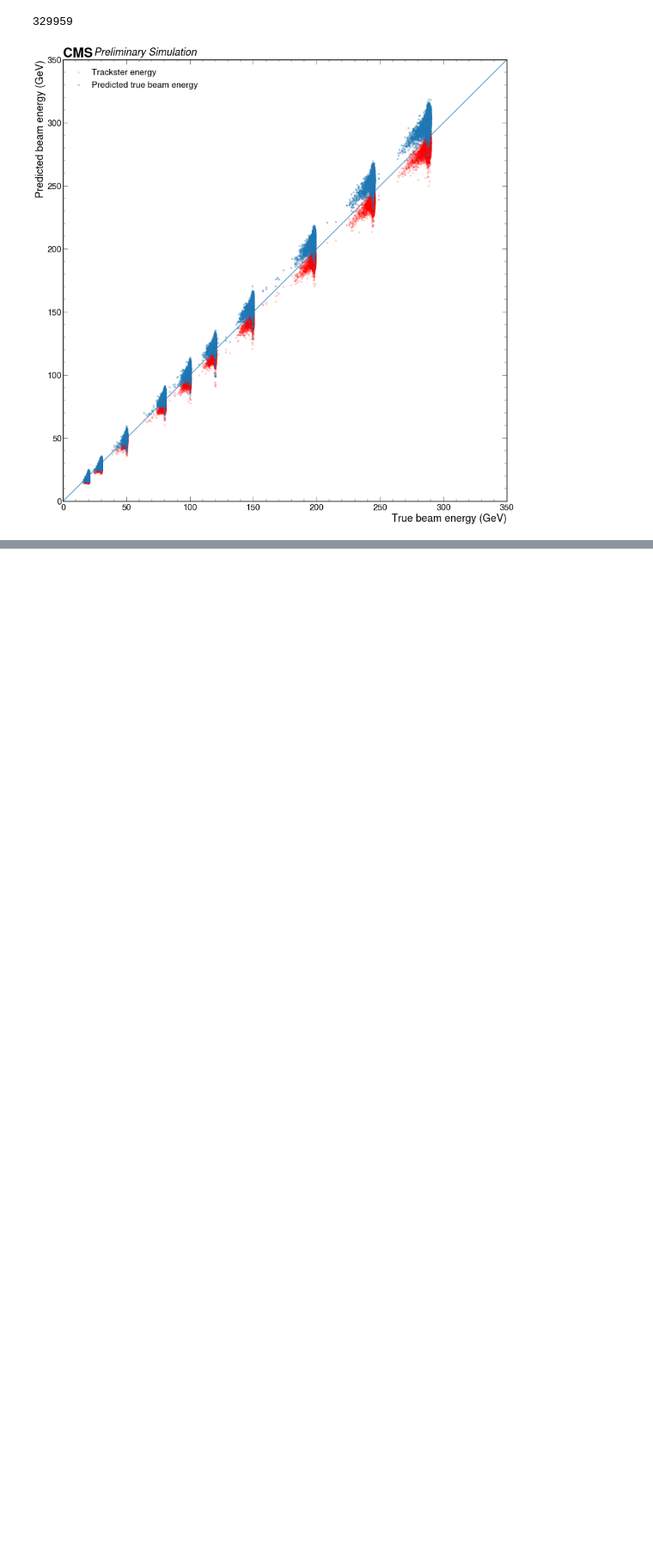
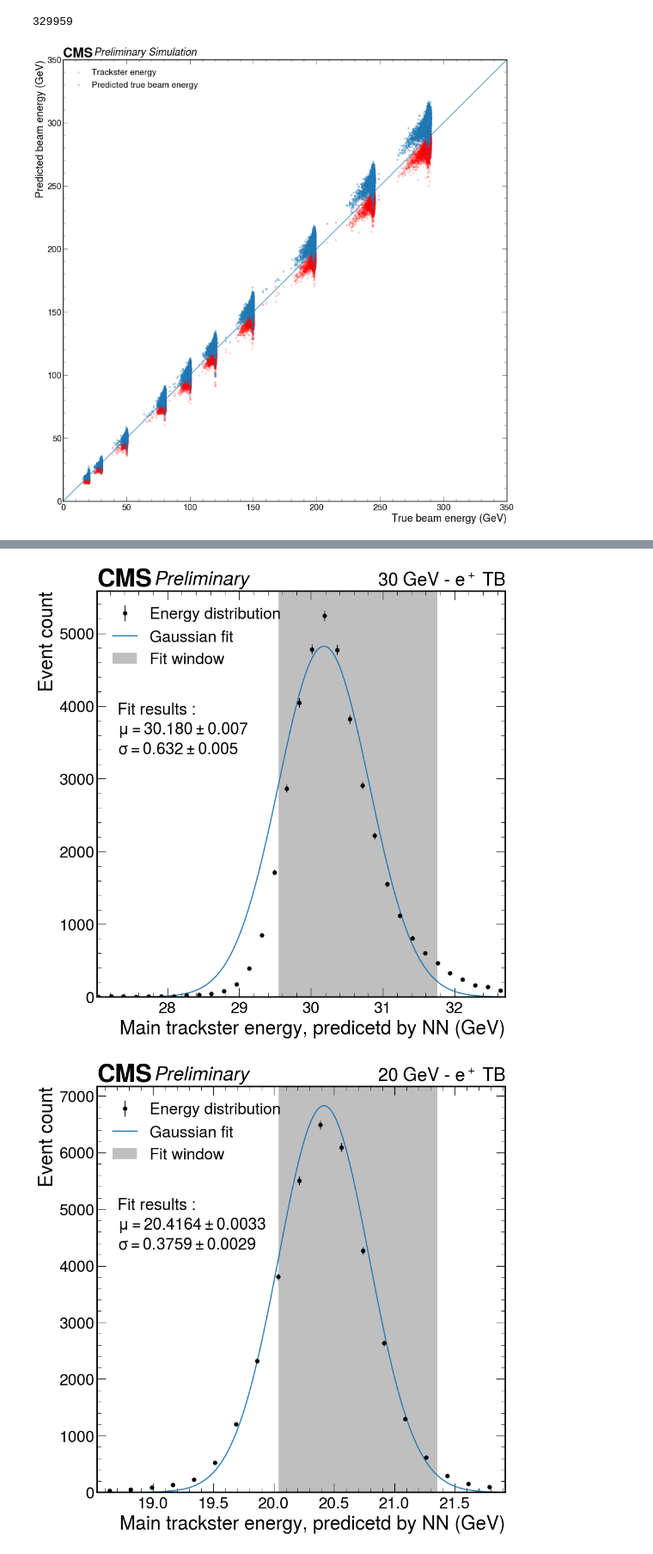
Before and after one commit to tcuisset/HgcalClue3DClusteringPlotting, a Jupyter notebook: ml/shamik/open_shamik_best.ipynb, the cells around one changed output, grey strips where cells are left out. Shown at 86% size. Cells and saved outputs as stored; diff of their text form; code cells hidden in the pictures; blank space fills up the shorter version.

```diff
--- a/ml/shamik/open_shamik_best.ipynb
+++ b/ml/shamik/open_shamik_best.ipynb
@@ -247,0 +248,5 @@ EResolutionFitResult(S=0.22848605530083457+/-nan, C=9.628024047141336e-08+/-nan)
+# %%
+eres_plotter.plotSigmaOverEFits()[30]
+# %% [output]
+[figure, added]
+[figure, added]
```
Also changed, not shown: parts of 8 cells of this notebook, 33 other files.
